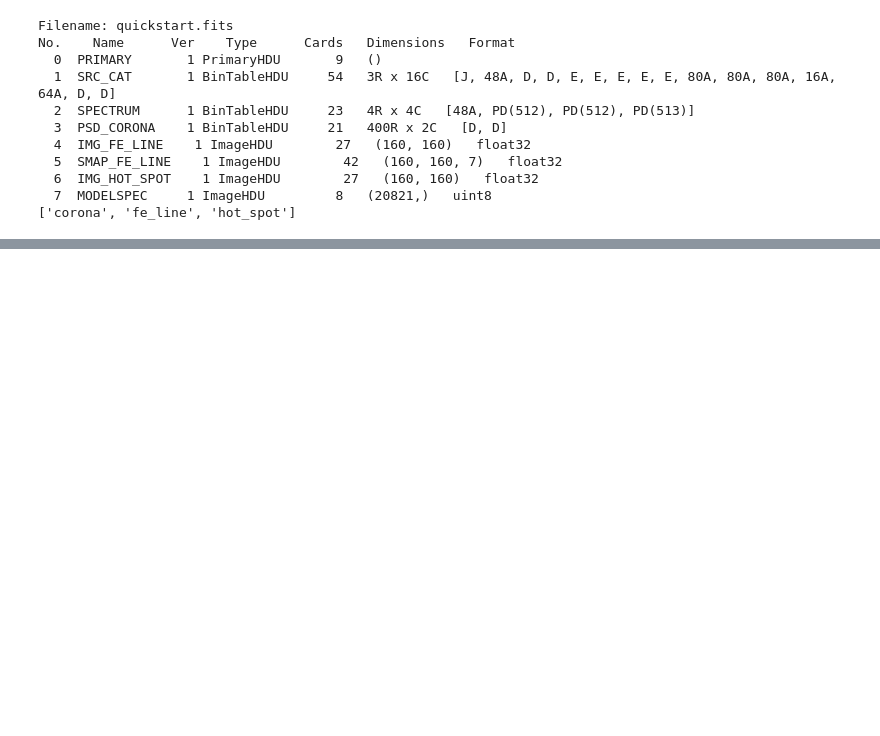
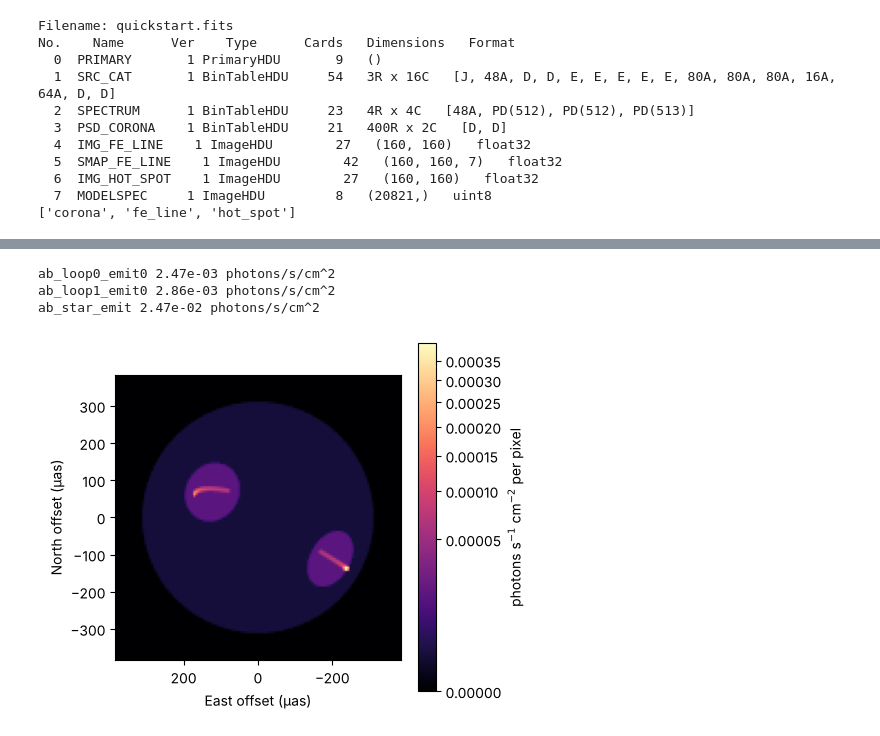
Before and after one commit to X-ray-interferometry/xrimodel, a Jupyter notebook: notebooks/01_quickstart.ipynb, the cells around one changed output, grey strips where cells are left out. Saved outputs shown, nothing was run; the diff lists cells and outputs as text; code cells hidden in the pictures; blank space fills up the shorter version.

```diff
--- a/notebooks/01_quickstart.ipynb
+++ b/notebooks/01_quickstart.ipynb
@@ -196,0 +210,37 @@ fig.tight_layout()
+# %%
+spec = {"kind": "blackbody", "kt": 1.0, "norm": 1.0}
+rot = {"omega": 2 * np.pi / (0.5 * 86400), "axis": (0.0, 0.0, 1.0)}   # 0.5 d period
+spots = [{"lat": 45, "lon": -60, "radius": 15, "intensity": 1.0},    # (the observer is at
+         {"lat": -5, "lon": -125, "radius": 15, "intensity": 1.0}]   #  lat 30, lon -90)
+star = Sphere(name="star", radius=1.0, rotation=rot, reflection=None,
+              emission={"spectrum": spec, "intensity": 0.1, "spots": spots})
+loops = [Loop(name=f"loop{k}", r_star=1.0, foot1=(s["lat"] - 8, s["lon"] - 8),
+              foot2=(s["lat"] + 8, s["lon"] + 8), height=0.15, thickness=0.02, n0=1.0,
+              rotation=rot, emission={"spectrum": spec, "j0": 2e-9}, n_fine=1024)
+         for k, s in enumerate(spots)]
+system = System3D(name="ab", length_unit="Rsun", inclination=60.0, node_pa=20.0,
+                  bodies=[star], volumes=loops, supersample=3, chunk=1024)
+grid = xm.RegularGrid(nx=128, ny=128, scale=6.0)                         # 6 uas pixels
+scene = Scene(ra=82.1866, dec=-65.4498, distance_pc=15.0, grid=grid)     # AB Dor's position
+scene.add(system)
+model = scene.render()
+
+# intensities above are relative (photons/s/cm^2/sr; loops ~ spots); scale the total to
+# 0.03 photons/s/cm^2, an illustrative bright active star
+total = sum(L.mean_photon_flux() for L in model.layers)
+for L in model.layers:
+    L.maps["NORM"] *= 0.03 / total
+    print(f"{L.name:12s} {L.mean_photon_flux():.2e} photons/s/cm^2")
+
+true = grid.to_image(sum(L.maps["NORM"] for L in model.layers))
+h = grid.nx / 2 * grid.scale
+fig, ax = plt.subplots(figsize=(5, 4.2))
+im = ax.imshow(true, origin="lower", extent=[h, -h, -h, h], cmap="magma", norm=PowerNorm(0.4))
+fig.colorbar(im, ax=ax, label="photons s$^{-1}$ cm$^{-2}$ per pixel")
+ax.set_xlabel("East offset (µas)"); ax.set_ylabel("North offset (µas)")
+fig.tight_layout()
+# %% [output]
+ab_loop0_emit0 2.47e-03 photons/s/cm^2
+ab_loop1_emit0 2.86e-03 photons/s/cm^2
+ab_star_emit 2.47e-02 photons/s/cm^2
+[figure, added]
```
Also changed, not shown: parts of 22 cells of this notebook, 13 other files.
